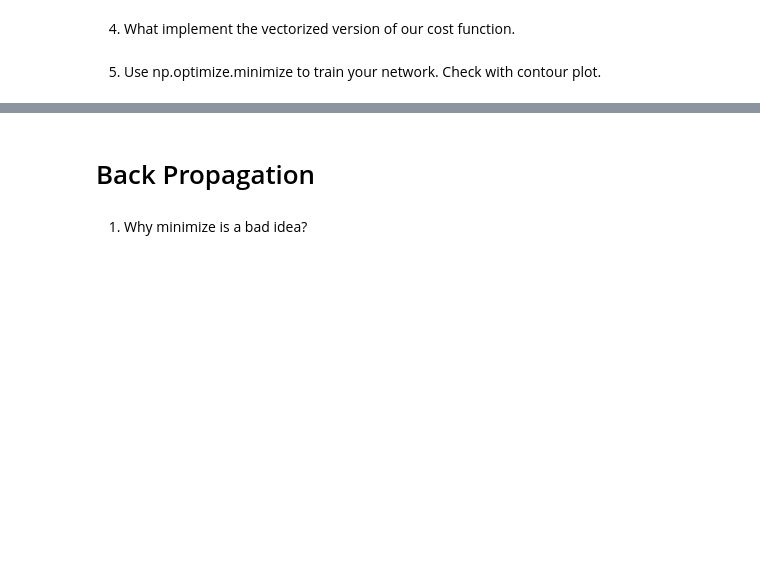
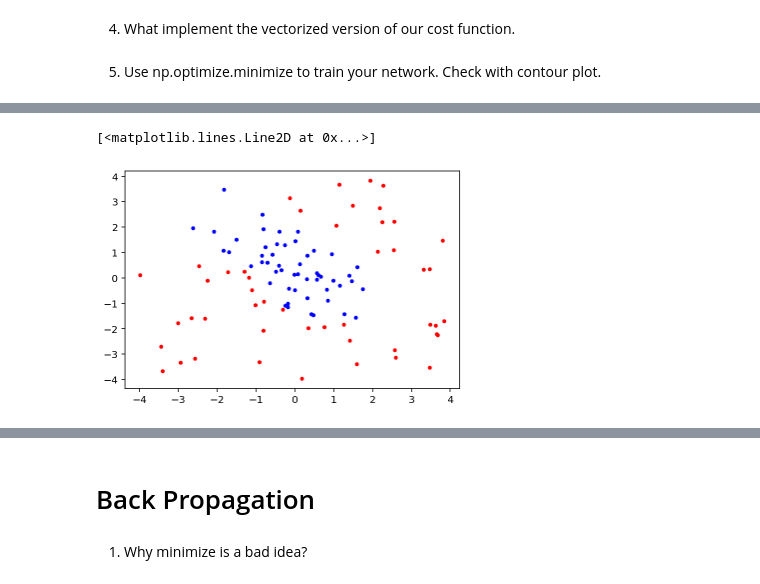
Before and after one commit to muic-pattern-rekt-2018/Exercise8, a Jupyter notebook: Neural Network.ipynb, the cells around one changed output, grey strips where cells are left out. Saved outputs shown, nothing was run; the diff lists cells and outputs as text; code cells hidden in the pictures; blank space fills up the shorter version.

```diff
--- a/Neural Network.ipynb
+++ b/Neural Network.ipynb
@@ -88,0 +261,8 @@ class SadNeuralNetwork:
+# %%
+guess = s.classify(xs)[0]
+
+plt.plot(xs[0, guess>0.5], xs[1, guess>0.5], '.b')
+plt.plot(xs[0, guess<0.5], xs[1, guess<0.5], '.r')
+# %% [output]
+[<matplotlib.lines.Line2D at 0x...>]
+[figure, added]
```
Also changed, not shown: parts of 14 cells of this notebook.
